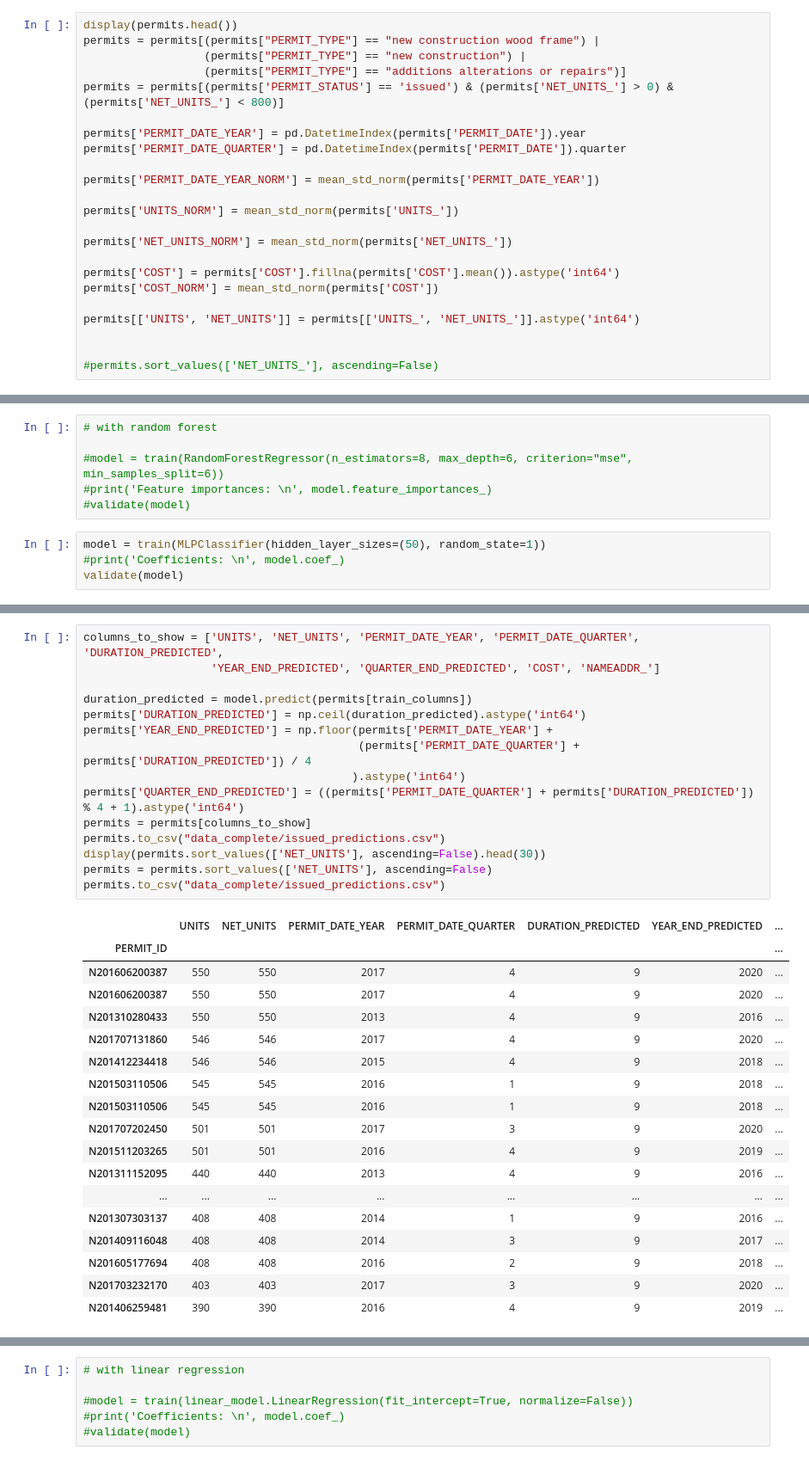
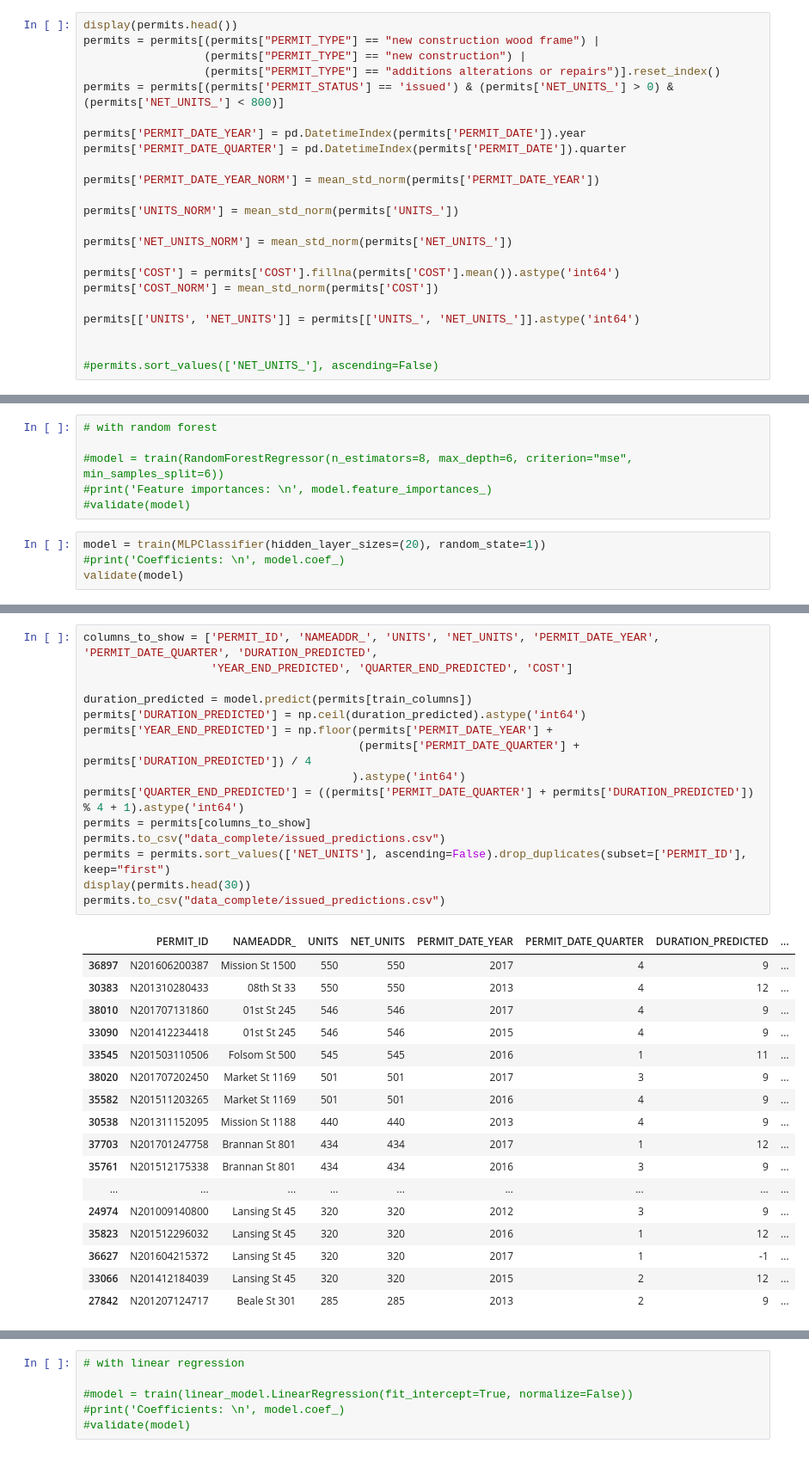
Before and after one commit to openland/statecraft-projects, a Jupyter notebook: housing_pipeline.ipynb, the cells around one changed output, grey strips where cells are left out. Shown at 86% size. Drawn from its saved outputs; the diff is of its cells as text.

```diff
--- a/housing_pipeline.ipynb
+++ b/housing_pipeline.ipynb
@@ -160,7 +160,7 @@ columns_to_show = ['UNITS', 'NET_UNITS', 'PERMIT_DATE_YEAR', 'PERMIT_DATE_QUARTE
 display(permits.head())
 permits = permits[(permits["PERMIT_TYPE"] == "new construction wood frame") |
                   (permits["PERMIT_TYPE"] == "new construction") |
-                  (permits["PERMIT_TYPE"] == "additions alterations or repairs")]
+                  (permits["PERMIT_TYPE"] == "additions alterations or repairs")].reset_index()
 permits = permits[(permits['PERMIT_STATUS'] == 'issued') & (permits['NET_UNITS_'] > 0) & (permits['NET_UNITS_'] < 800)]
 
 permits['PERMIT_DATE_YEAR'] = pd.DatetimeIndex(permits['PERMIT_DATE']).year
@@ -252,7 +252,7 @@ def predict_with_model(model):
 #print('Feature importances: \n', model.feature_importances_)
 #validate(model)
 # %%
-model = train(MLPClassifier(hidden_layer_sizes=(50), random_state=1))
+model = train(MLPClassifier(hidden_layer_sizes=(20), random_state=1))
 #print('Coefficients: \n', model.coef_)
 validate(model)
 # %% [output]
@@ -302,34 +301,33 @@ Prediction for not completed buildings:
 # %%
-columns_to_show = ['UNITS', 'NET_UNITS', 'PERMIT_DATE_YEAR', 'PERMIT_DATE_QUARTER', 'DURATION_PREDICTED',
-                   'YEAR_END_PREDICTED', 'QUARTER_END_PREDICTED', 'COST', 'NAMEADDR_']
+columns_to_show = ['PERMIT_ID', 'NAMEADDR_', 'UNITS', 'NET_UNITS', 'PERMIT_DATE_YEAR', 'PERMIT_DATE_QUARTER', 'DURATION_PREDICTED',
+                   'YEAR_END_PREDICTED', 'QUARTER_END_PREDICTED', 'COST']
 
 duration_predicted = model.predict(permits[train_columns])
 permits['DURATION_PREDICTED'] = np.ceil(duration_predicted).astype('int64')
 permits['YEAR_END_PREDICTED'] = np.floor(permits['PERMIT_DATE_YEAR'] +
                                          (permits['PERMIT_DATE_QUARTER'] + permits['DURATION_PREDICTED']) / 4
                                         ).astype('int64')
 permits['QUARTER_END_PREDICTED'] = ((permits['PERMIT_DATE_QUARTER'] + permits['DURATION_PREDICTED']) % 4 + 1).astype('int64')
 permits = permits[columns_to_show]
 permits.to_csv("data_complete/issued_predictions.csv")
-display(permits.sort_values(['NET_UNITS'], ascending=False).head(30))
-permits = permits.sort_values(['NET_UNITS'], ascending=False)
+permits = permits.sort_values(['NET_UNITS'], ascending=False).drop_duplicates(subset=['PERMIT_ID'], keep="first")
+display(permits.head(30))
 permits.to_csv("data_complete/issued_predictions.csv")
 # %% [output]
-|  | UNITS | NET_UNITS | PERMIT_DATE_YEAR | PERMIT_DATE_QUARTER | DURATION_PREDICTED | YEAR_END_PREDICTED | ... |
-| PERMIT_ID |  |  |  |  |  |  | ... |
-| N201606200387 | 550 | 550 | 2017 | 4 | 9 | 2020 | ... |
-| N201606200387 | 550 | 550 | 2017 | 4 | 9 | 2020 | ... |
-| N201310280433 | 550 | 550 | 2013 | 4 | 9 | 2016 | ... |
-| N201707131860 | 546 | 546 | 2017 | 4 | 9 | 2020 | ... |
-| N201412234418 | 546 | 546 | 2015 | 4 | 9 | 2018 | ... |
-| N201503110506 | 545 | 545 | 2016 | 1 | 9 | 2018 | ... |
-| N201503110506 | 545 | 545 | 2016 | 1 | 9 | 2018 | ... |
-| N201707202450 | 501 | 501 | 2017 | 3 | 9 | 2020 | ... |
-| N201511203265 | 501 | 501 | 2016 | 4 | 9 | 2019 | ... |
-| N201311152095 | 440 | 440 | 2013 | 4 | 9 | 2016 | ... |
-| ... | ... | ... | ... | ... | ... | ... | ... |
-| N201307303137 | 408 | 408 | 2014 | 1 | 9 | 2016 | ... |
-| N201409116048 | 408 | 408 | 2014 | 3 | 9 | 2017 | ... |
-| N201605177694 | 408 | 408 | 2016 | 2 | 9 | 2018 | ... |
-| N201703232170 | 403 | 403 | 2017 | 3 | 9 | 2020 | ... |
-| N201406259481 | 390 | 390 | 2016 | 4 | 9 | 2019 | ... |
+|  | PERMIT_ID | NAMEADDR_ | UNITS | NET_UNITS | PERMIT_DATE_YEAR | PERMIT_DATE_QUARTER | DURATION_PREDICTED | ... |
+| 36897 | N201606200387 | Mission St 1500 | 550 | 550 | 2017 | 4 | 9 | ... |
+| 30383 | N201310280433 | 08th St 33 | 550 | 550 | 2013 | 4 | 12 | ... |
+| 38010 | N201707131860 | 01st St 245 | 546 | 546 | 2017 | 4 | 9 | ... |
+| 33090 | N201412234418 | 01st St 245 | 546 | 546 | 2015 | 4 | 9 | ... |
+| 33545 | N201503110506 | Folsom St 500 | 545 | 545 | 2016 | 1 | 11 | ... |
+| 38020 | N201707202450 | Market St 1169 | 501 | 501 | 2017 | 3 | 9 | ... |
+| 35582 | N201511203265 | Market St 1169 | 501 | 501 | 2016 | 4 | 9 | ... |
+| 30538 | N201311152095 | Mission St 1188 | 440 | 440 | 2013 | 4 | 9 | ... |
+| 37703 | N201701247758 | Brannan St 801 | 434 | 434 | 2017 | 1 | 12 | ... |
+| 35761 | N201512175338 | Brannan St 801 | 434 | 434 | 2016 | 3 | 9 | ... |
+| ... | ... | ... | ... | ... | ... | ... | ... | ... |
+| 24974 | N201009140800 | Lansing St 45 | 320 | 320 | 2012 | 3 | 9 | ... |
+| 35823 | N201512296032 | Lansing St 45 | 320 | 320 | 2016 | 1 | 12 | ... |
+| 36627 | N201604215372 | Lansing St 45 | 320 | 320 | 2017 | 1 | -1 | ... |
+| 33066 | N201412184039 | Lansing St 45 | 320 | 320 | 2015 | 2 | 12 | ... |
+| 27842 | N201207124717 | Beale St 301 | 285 | 285 | 2013 | 2 | 9 | ... |
```
Also changed, not shown: parts of 5 cells of this notebook, 2 other files.
